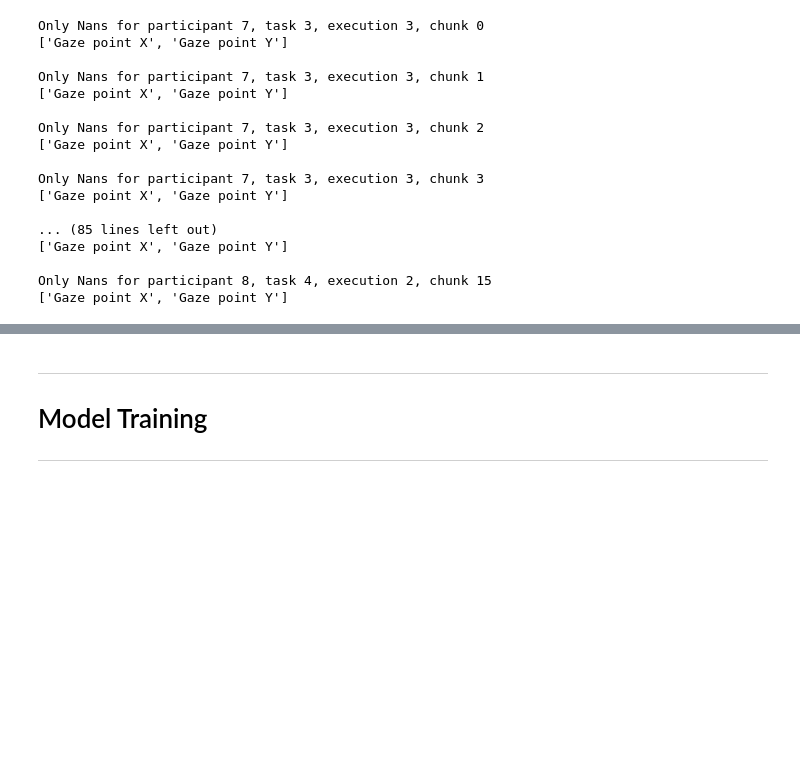
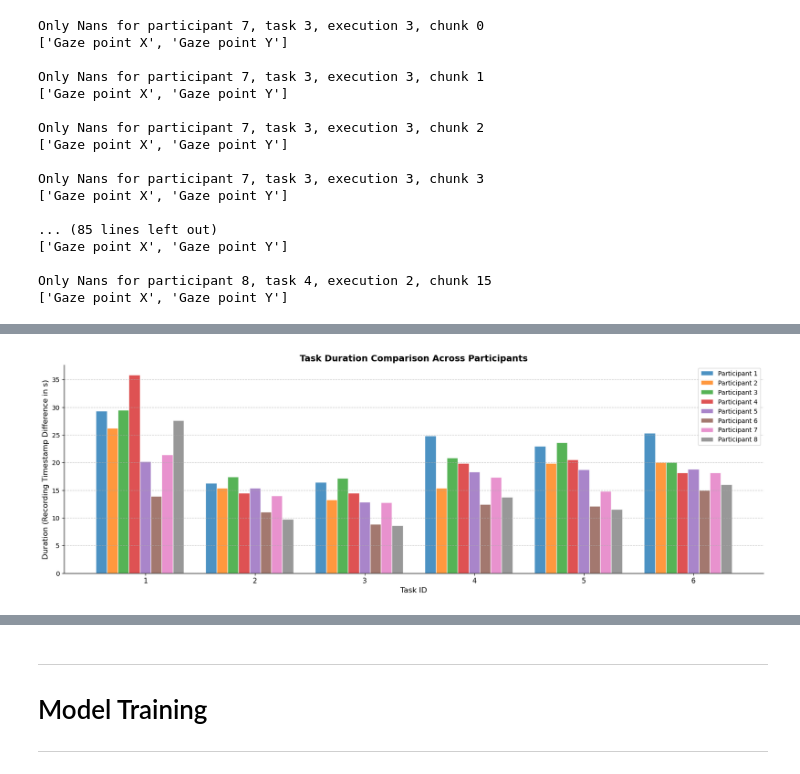
Before and after one commit to kruuZHAW/eye_tracking, a Jupyter notebook: notebooks/train_on_chunks.ipynb, the cells around one changed output, grey strips where cells are left out. Saved outputs shown, nothing was run; the diff lists cells and outputs as text; code cells hidden in the pictures; blank space fills up the shorter version.

```diff
--- a/notebooks/train_on_chunks.ipynb
+++ b/notebooks/train_on_chunks.ipynb
@@ -57,0 +83,35 @@ Only Nans for participant 8, task 4, execution 2, chunk 15
+# %%
+import matplotlib.colors as mcolors
+
+durations = pd.DataFrame(dataset_resampled.groupby(['Participant name', 'Task_id', 'Task_execution'])['Recording timestamp'].agg(lambda x: (x.max() - x.min())/1e6).reset_index().groupby(['Participant name', 'Task_id'])['Recording timestamp'].mean()).reset_index()
+
+plt.figure(figsize=(20, 6))
+pastel_colors = list(mcolors.TABLEAU_COLORS.values())
+bar_width = 0.1
+task_ids = sorted(durations["Task_id"].unique())
+participants = sorted(durations["Participant name"].unique())
+x_indexes = np.arange(len(task_ids))
+
+# Plot bars for each participant
+for i, participant in enumerate(participants):
+    participant_data = durations[durations["Participant name"] == participant]
+    plt.bar(x_indexes + i * bar_width, participant_data["Recording timestamp"],
+            width=bar_width, color=pastel_colors[i % len(pastel_colors)],
+            edgecolor='white', alpha=0.8, label=f'Participant {participant}')
+
+# Formatting
+plt.xlabel("Task ID", fontsize=12)
+plt.ylabel("Duration (Recording Timestamp Difference in s)", fontsize=12)
+plt.title("Task Duration Comparison Across Participants", fontsize=14, fontweight='bold')
+
+plt.xticks(x_indexes + (bar_width * (len(participants) / 2)), task_ids, fontsize=11)
+
+plt.gca().spines['top'].set_visible(False)
+plt.gca().spines['right'].set_visible(False)
+plt.grid(axis='y', linestyle='--', alpha=0.7)
+
+plt.legend(fontsize=10)
+
+plt.show()
+# %% [output]
+[figure, added]
```
Also changed, not shown: parts of 19 cells of this notebook, 1 other file.
